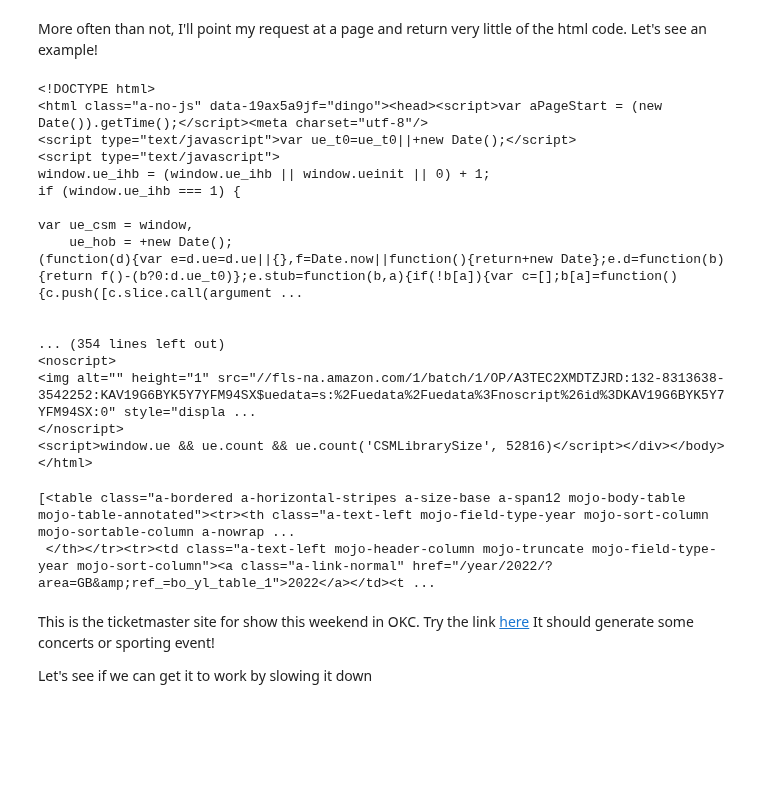
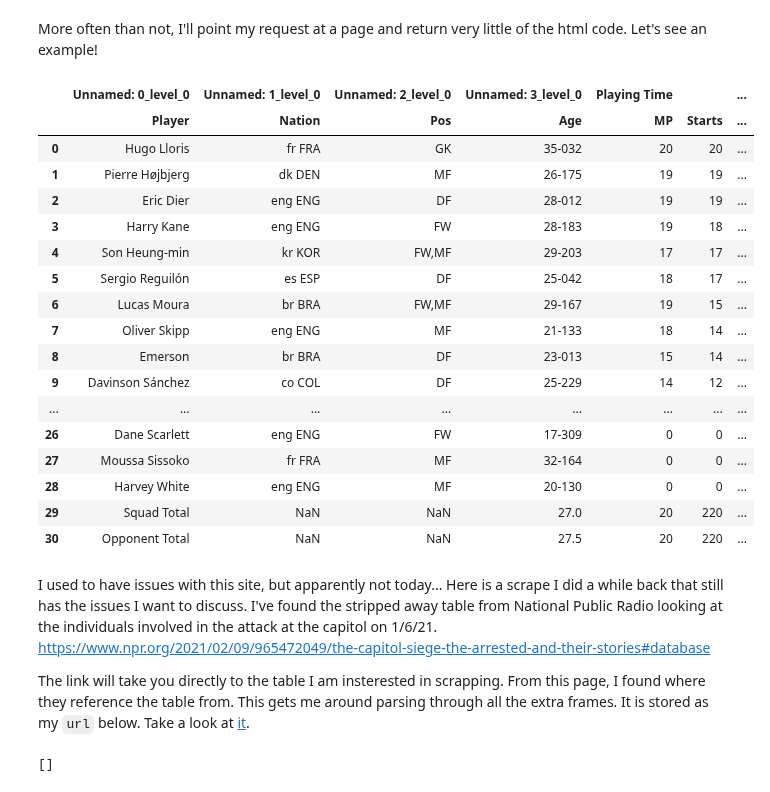
Before and after one commit to nurfnick/Data_Viz, a Jupyter notebook: 10_html_selenium.ipynb, the cells around one changed output. Drawn from its saved outputs; the diff is of its cells as text; code cells hidden in the pictures; blank space fills up the shorter version.

```diff
--- a/10_html_selenium.ipynb
+++ b/10_html_selenium.ipynb
@@ -7,37 +7,46 @@ More often than not, I'll point my request at a page and return very little of t
 # %%
 import requests
 from bs4 import BeautifulSoup
+import pandas as pa
 
-url = "https://www.boxofficemojo.com/year/?area=GB"
+url = "https://fbref.com/en/squads/361ca564/Tottenham-Hotspur-Stats"
 
 r = requests.get(url)
 soup = BeautifulSoup(r.text)
 
-soup
+tables = soup.find_all('table')
+
+pa.read_html(str(tables[0]))[0]
 # %% [output]
-<!DOCTYPE html>
-<html class="a-no-js" data-19ax5a9jf="dingo"><head><script>var aPageStart = (new Date()).getTime();</script><meta charset="utf-8"/>
-<script type="text/javascript">var ue_t0=ue_t0||+new Date();</script>
-<script type="text/javascript">
-window.ue_ihb = (window.ue_ihb || window.ueinit || 0) + 1;
-if (window.ue_ihb === 1) {
-
-var ue_csm = window,
-    ue_hob = +new Date();
-(function(d){var e=d.ue=d.ue||{},f=Date.now||function(){return+new Date};e.d=function(b){return f()-(b?0:d.ue_t0)};e.stub=function(b,a){if(!b[a]){var c=[];b[a]=function(){c.push([c.slice.call(argument ...
-
-
-... (354 lines left out)
-<noscript>
-<img alt="" height="1" src="//fls-na.amazon.com/1/batch/1/OP/A3TEC2XMDTZJRD:132-8313638-3542252:KAV19G6BYK5Y7YFM94SX$uedata=s:%2Fuedata%2Fuedata%3Fnoscript%26id%3DKAV19G6BYK5Y7YFM94SX:0" style="displa ...
-</noscript>
-<script>window.ue && ue.count && ue.count('CSMLibrarySize', 52816)</script></div></body></html>
+|  | Unnamed: 0_level_0 | Unnamed: 1_level_0 | Unnamed: 2_level_0 | Unnamed: 3_level_0 | Playing Time |  | ... |
+|  | Player | Nation | Pos | Age | MP | Starts | ... |
+| 0 | Hugo Lloris | fr FRA | GK | 35-032 | 20 | 20 | ... |
+| 1 | Pierre Højbjerg | dk DEN | MF | 26-175 | 19 | 19 | ... |
+| 2 | Eric Dier | eng ENG | DF | 28-012 | 19 | 19 | ... |
+| 3 | Harry Kane | eng ENG | FW | 28-183 | 19 | 18 | ... |
+| 4 | Son Heung-min | kr KOR | FW,MF | 29-203 | 17 | 17 | ... |
+| 5 | Sergio Reguilón | es ESP | DF | 25-042 | 18 | 17 | ... |
+| 6 | Lucas Moura | br BRA | FW,MF | 29-167 | 19 | 15 | ... |
+| 7 | Oliver Skipp | eng ENG | MF | 21-133 | 18 | 14 | ... |
+| 8 | Emerson | br BRA | DF | 23-013 | 15 | 14 | ... |
+| 9 | Davinson Sánchez | co COL | DF | 25-229 | 14 | 12 | ... |
+| ... | ... | ... | ... | ... | ... | ... | ... |
+| 26 | Dane Scarlett | eng ENG | FW | 17-309 | 0 | 0 | ... |
+| 27 | Moussa Sissoko | fr FRA | MF | 32-164 | 0 | 0 | ... |
+| 28 | Harvey White | eng ENG | MF | 20-130 | 0 | 0 | ... |
+| 29 | Squad Total | NaN | NaN | 27.0 | 20 | 220 | ... |
+| 30 | Opponent Total | NaN | NaN | 27.5 | 20 | 220 | ... |
-# %%
-soup.find_all('table')
-# %% [output]
-[<table class="a-bordered a-horizontal-stripes a-size-base a-span12 mojo-body-table mojo-table-annotated"><tr><th class="a-text-left mojo-field-type-year mojo-sort-column mojo-sortable-column a-nowrap ...
- </th></tr><tr><td class="a-text-left mojo-header-column mojo-truncate mojo-field-type-year mojo-sort-column"><a class="a-link-normal" href="/year/2022/?area=GB&amp;ref_=bo_yl_table_1">2022</a></td><t ...
-# %% [markdown]
-This is the ticketmaster site for show this weekend in OKC.  Try the link [here](https://www.ticketmaster.com/search?radius=75&sort=date%2Casc&unit=miles&tab=events&daterange=this-weekend)  It should generate some concerts or sporting event!
-
-Let's see if we can get it to work by slowing it down
+# %% [markdown]
+I used to have issues with this site, but apparently not today...  Here is a scrape I did a while back that still has the issues I want to discuss.  I've found the stripped away table from National Public Radio looking at the individuals involved in the attack at the capitol on 1/6/21.
+ https://www.npr.org/2021/02/09/965472049/the-capitol-siege-the-arrested-and-their-stories#database
+
+ The link will take you directly to the table I am insterested in scrapping.  From this page, I found where they reference the table from.  This gets me around parsing through all the extra frames.  It is stored as my `url` below.  Take a look at [it](https://apps.npr.org/dailygraphics/graphics/capitol-riot-table-20210204/table.html).
+# %%
+url = "https://apps.npr.org/dailygraphics/graphics/capitol-riot-table-20210204/table.html"
+
+r = requests.get(url)
+soup = BeautifulSoup(r.text)
+
+soup.find_all('table')
+# %% [output]
+[]
```
Also changed, not shown: parts of 6 cells of this notebook.
